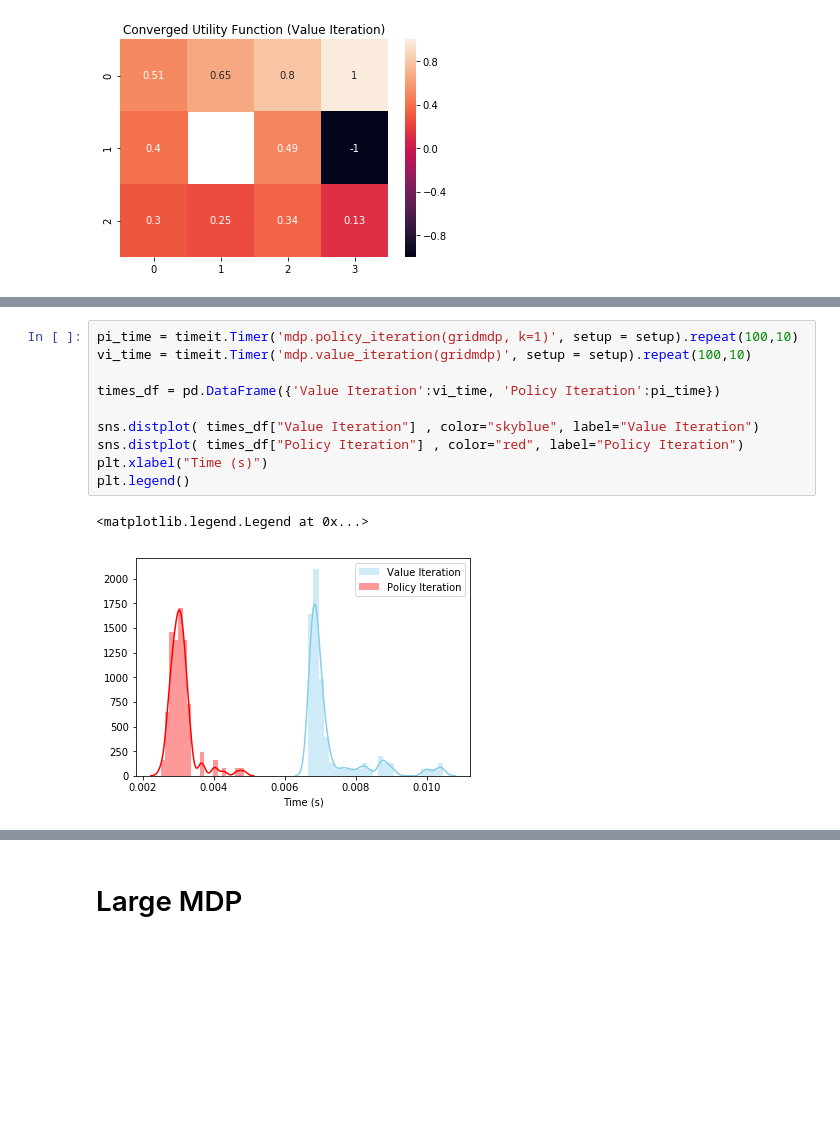
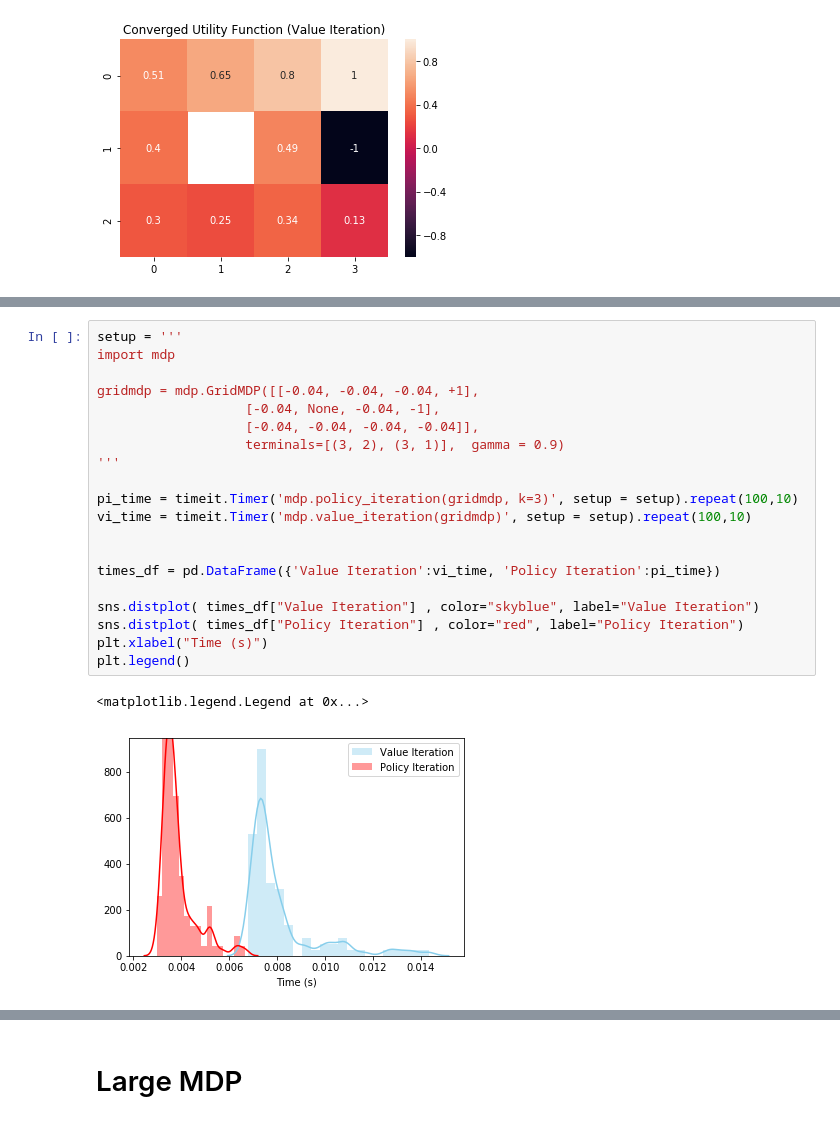
Before and after one commit to nshea3/ml_notebooks_p4, a Jupyter notebook: aimacode_mdp.ipynb, the cells around one changed output, grey strips where cells are left out. Cells and saved outputs as stored; diff of their text form; blank space fills up the shorter version.

```diff
--- a/aimacode_mdp.ipynb
+++ b/aimacode_mdp.ipynb
@@ -128,16 +270,26 @@ Text(0,0.5,'Time (s)')
 # %%
-pi_time = timeit.Timer('mdp.policy_iteration(gridmdp, k=1)', setup = setup).repeat(100,10)
+setup = '''
+import mdp
+
+gridmdp = mdp.GridMDP([[-0.04, -0.04, -0.04, +1],
+                   [-0.04, None, -0.04, -1],
+                   [-0.04, -0.04, -0.04, -0.04]],
+                   terminals=[(3, 2), (3, 1)],  gamma = 0.9)
+'''
+
+pi_time = timeit.Timer('mdp.policy_iteration(gridmdp, k=3)', setup = setup).repeat(100,10)
 vi_time = timeit.Timer('mdp.value_iteration(gridmdp)', setup = setup).repeat(100,10)
+
 
 times_df = pd.DataFrame({'Value Iteration':vi_time, 'Policy Iteration':pi_time})
 
 sns.distplot( times_df["Value Iteration"] , color="skyblue", label="Value Iteration")
 sns.distplot( times_df["Policy Iteration"] , color="red", label="Policy Iteration")
 plt.xlabel("Time (s)")
 plt.legend()
 # %% [output]
 <matplotlib.legend.Legend at 0x...>
-[figure, old version]
+[figure, new version]
 # %%
 import timeit
 
```
Also changed, not shown: parts of 35 cells of this notebook.
